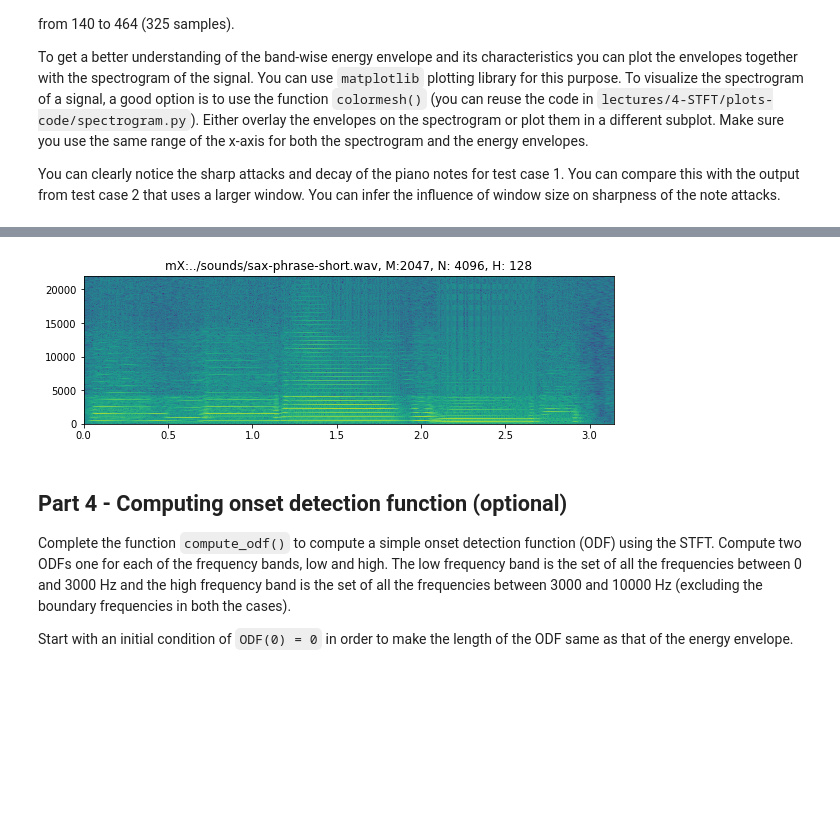
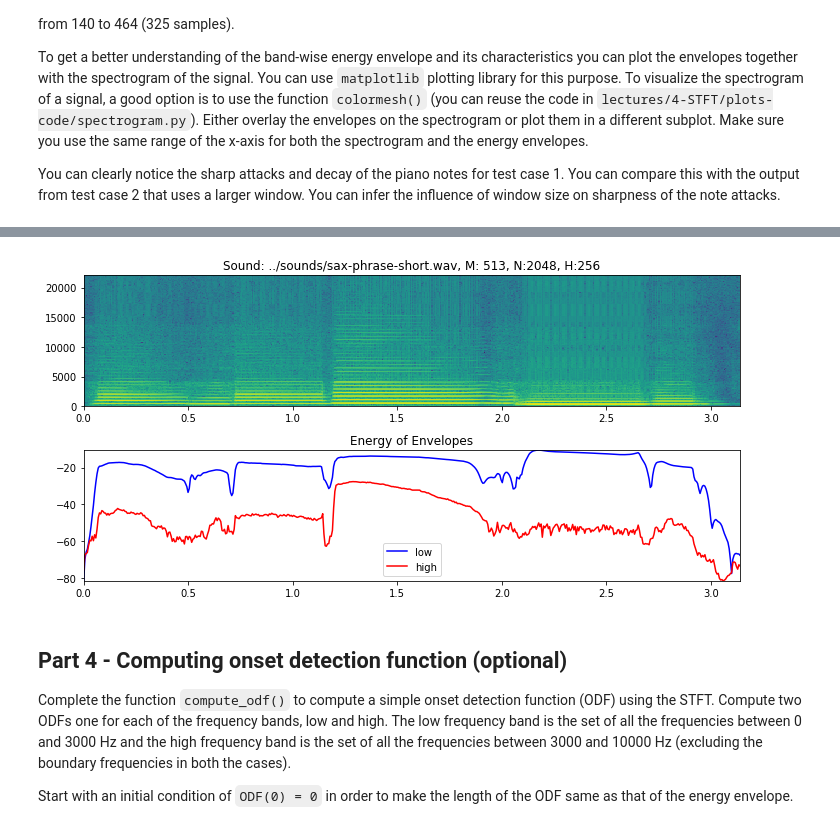
Before and after one commit to RamanS11/sms-tools, a Jupyter notebook: notebooks/E4-STFT.ipynb, the cells around one changed output, grey strips where cells are left out. Drawn from its saved outputs; the diff is of its cells as text; code cells hidden in the pictures; blank space fills up the shorter version.

```diff
--- a/notebooks/E4-STFT.ipynb
+++ b/notebooks/E4-STFT.ipynb
@@ -382,7 +378,7 @@ compute_eng_env("../sounds/piano.wav",'blackman',2047,4096,128)
 # %%
-compute_eng_env("../sounds/sax-phrase-short.wav",'hamming',2047,4096,128)
+e_3 = compute_eng_env("../sounds/sax-phrase-short.wav", 'hamming', 513, 2048, 256)
 # %% [output]
-[figure, old version]
+[figure, new version]
 # %% [markdown]
 ## Part 4 - Computing onset detection function (optional)
 
```
Also changed, not shown: parts of 15 cells of this notebook.
